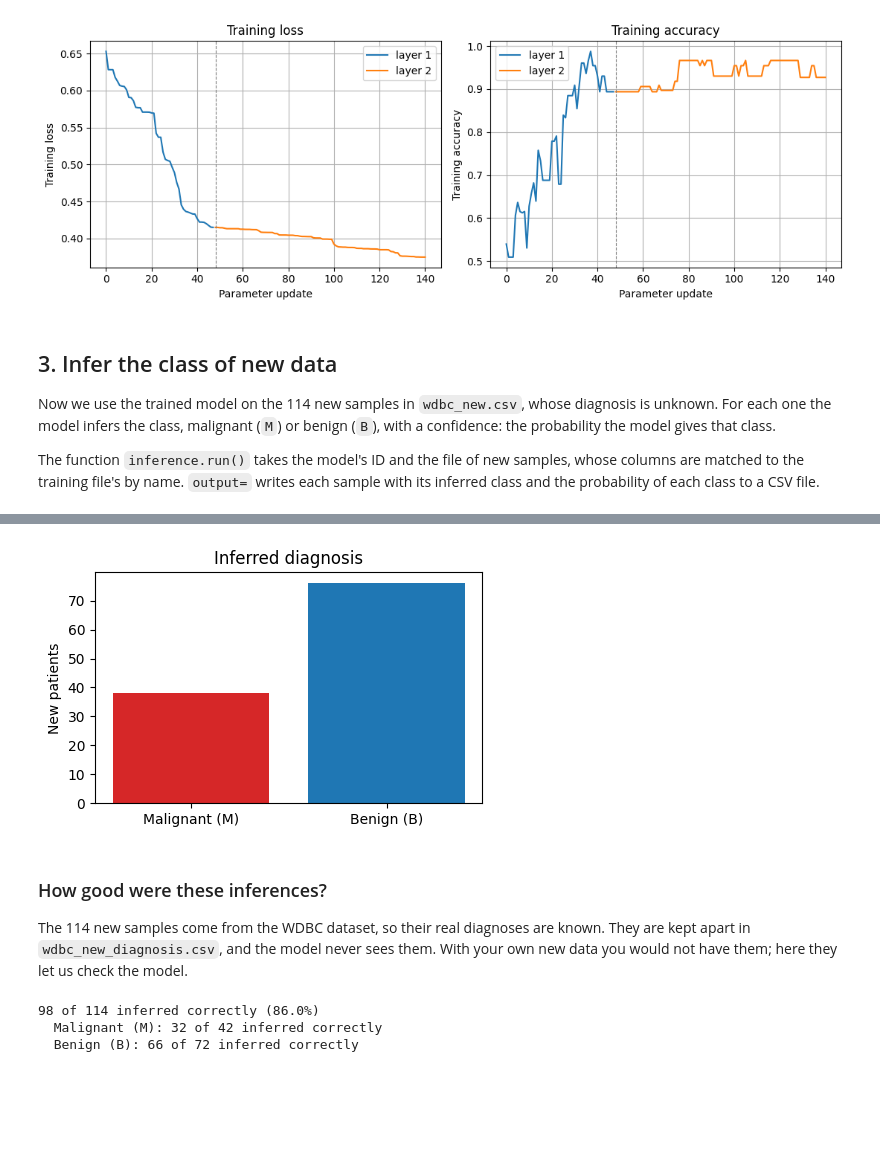
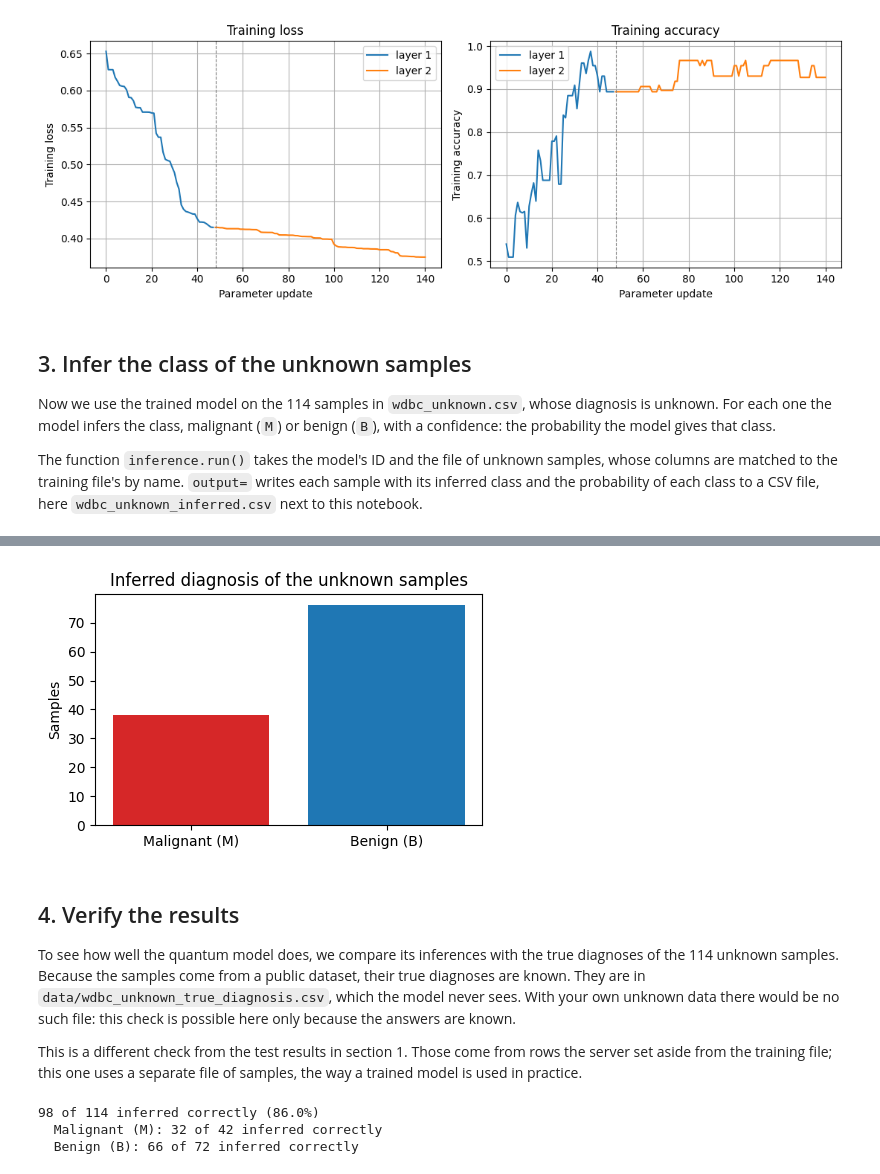
Before and after one commit to coherent-computing/redcedar-examples, a Jupyter notebook: 01_quick_start.ipynb, the cells around one changed output, grey strips where cells are left out. Cells and saved outputs as stored; diff of their text form; code cells hidden in the pictures; blank space fills up the shorter version.

```diff
--- a/01_quick_start.ipynb
+++ b/01_quick_start.ipynb
@@ -28,8 +29,8 @@ print(f"Red Cedar SDK v{redcedar.__version__}")
 status = client.status()
 print(f"Server: {client.url or 'local mode, in this process'} (version {status['server_version'] or 'unknown'}, ok={status['ok']})")
 
-train_file = "data/wdbc_train.csv"   # 455 samples with their diagnosis, to train on
-new_file = "data/wdbc_new.csv"       # 114 new samples: measurements only, no diagnosis
+train_file = "data/wdbc_train.csv"       # 455 samples with their diagnosis, to train on
+unknown_file = "data/wdbc_unknown.csv"   # 114 samples, measurements only: diagnosis unknown
 # %% [output]
 Red Cedar SDK v0.93.0
 Server: http://127.0.0.1:8002 (version 0.92-18-g1706a0dc-dirty, ok=True)
@@ -100,30 +105,30 @@ plt.show()
 # %% [output]
 [figure]
 # %% [markdown]
-## 3. Infer the class of new data
+## 3. Infer the class of the unknown samples
 
-Now we use the trained model on the 114 new samples in `wdbc_new.csv`, whose diagnosis is unknown. For each one the model infers the class, malignant (`M`) or benign (`B`), with a confidence: the probability the model gives that class.
+Now we use the trained model on the 114 samples in `wdbc_unknown.csv`, whose diagnosis is unknown. For each one the model infers the class, malignant (`M`) or benign (`B`), with a confidence: the probability the model gives that class.
 
-The function `inference.run()` takes the model's ID and the file of new samples, whose columns are matched to the training file's by name. `output=` writes each sample with its inferred class and the probability of each class to a CSV file.
+The function `inference.run()` takes the model's ID and the file of unknown samples, whose columns are matched to the training file's by name. `output=` writes each sample with its inferred class and the probability of each class to a CSV file, here `wdbc_unknown_inferred.csv` next to this notebook.
 # %%
-results = client.inference.run(train_id, new_file, output="wdbc_new_results.csv", verbose=True)
+results = client.inference.run(train_id, unknown_file, output="wdbc_unknown_inferred.csv", verbose=True)
 inferred = results["predictions"]
 
 names = {"M": "Malignant (M)", "B": "Benign (B)"}
 counts = {c: sum(str(r["prediction"]) == c for r in inferred) for c in names}
-print(f"\nOf {len(inferred)} new patients, the model infers {counts['M']} malignant (M) and {counts['B']} benign (B).")
+print(f"\nOf the {len(inferred)} unknown samples, the model infers {counts['M']} malignant (M) and {counts['B']} benign (B).")
 
 print("\nThe first 10:")
-print(f"  {'Patient':>7}  {'Inferred':<14}  Confidence")
+print(f"  {'Sample':>6}  {'Inferred':<14}  Confidence")
 for i, r in enumerate(inferred[:10], start=1):
     c = str(r["prediction"])
-    print(f"  {i:>7}  {names[c]:<14}  {r['probabilities'][c]:.0%}")
-print("\nEach sample with its inferred class and probabilities is written to wdbc_new_results.csv")
+    print(f"  {i:>6}  {names[c]:<14}  {r['probabilities'][c]:.0%}")
+print("\nEach sample with its inferred class and probabilities is written to wdbc_unknown_inferred.csv")
 
 plt.figure(figsize=(5, 3))
 plt.bar([names[c] for c in counts], list(counts.values()), color=["tab:red", "tab:blue"])
-plt.ylabel("New patients")
-plt.title("Inferred diagnosis")
+plt.ylabel("Samples")
+plt.title("Inferred diagnosis of the unknown samples")
 plt.show()
 # %% [output]
   [100%] Done.
@@ -147,7 +152,9 @@ Each sample with its inferred class and probabilities is written to wdbc_new_res
-[figure, old version]
+[figure, new version]
 # %% [markdown]
-### How good were these inferences?
+## 4. Verify the results
 
-The 114 new samples come from the WDBC dataset, so their real diagnoses are known. They are kept apart in `wdbc_new_diagnosis.csv`, and the model never sees them. With your own new data you would not have them; here they let us check the model.
+To see how well the quantum model does, we compare its inferences with the true diagnoses of the 114 unknown samples. Because the samples come from a public dataset, their true diagnoses are known. They are in `data/wdbc_unknown_true_diagnosis.csv`, which the model never sees. With your own unknown data there would be no such file: this check is possible here only because the answers are known.
+
+This is a different check from the test results in section 1. Those come from rows the server set aside from the training file; this one uses a separate file of samples, the way a trained model is used in practice.
 # %%
 import csv
```
Also changed, not shown: parts of 6 cells of this notebook, 5 other files.
